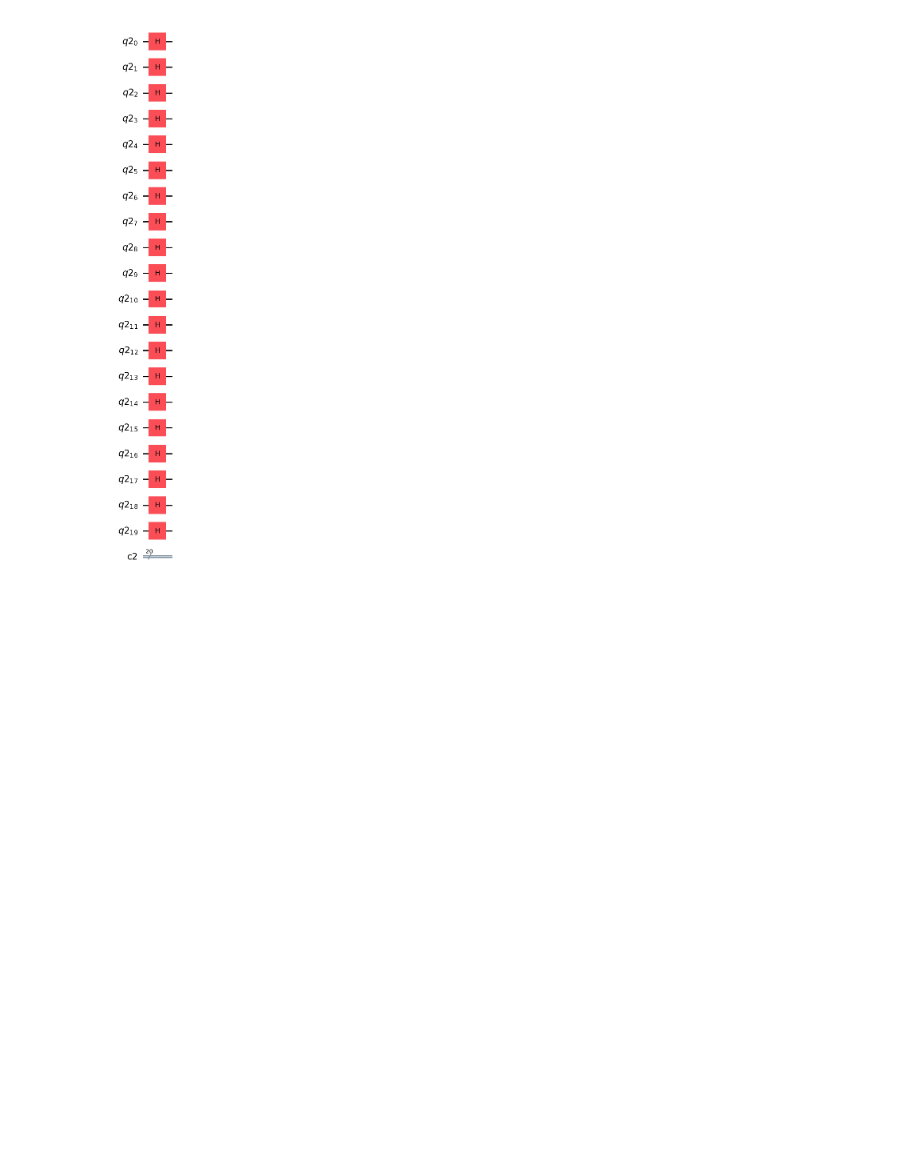
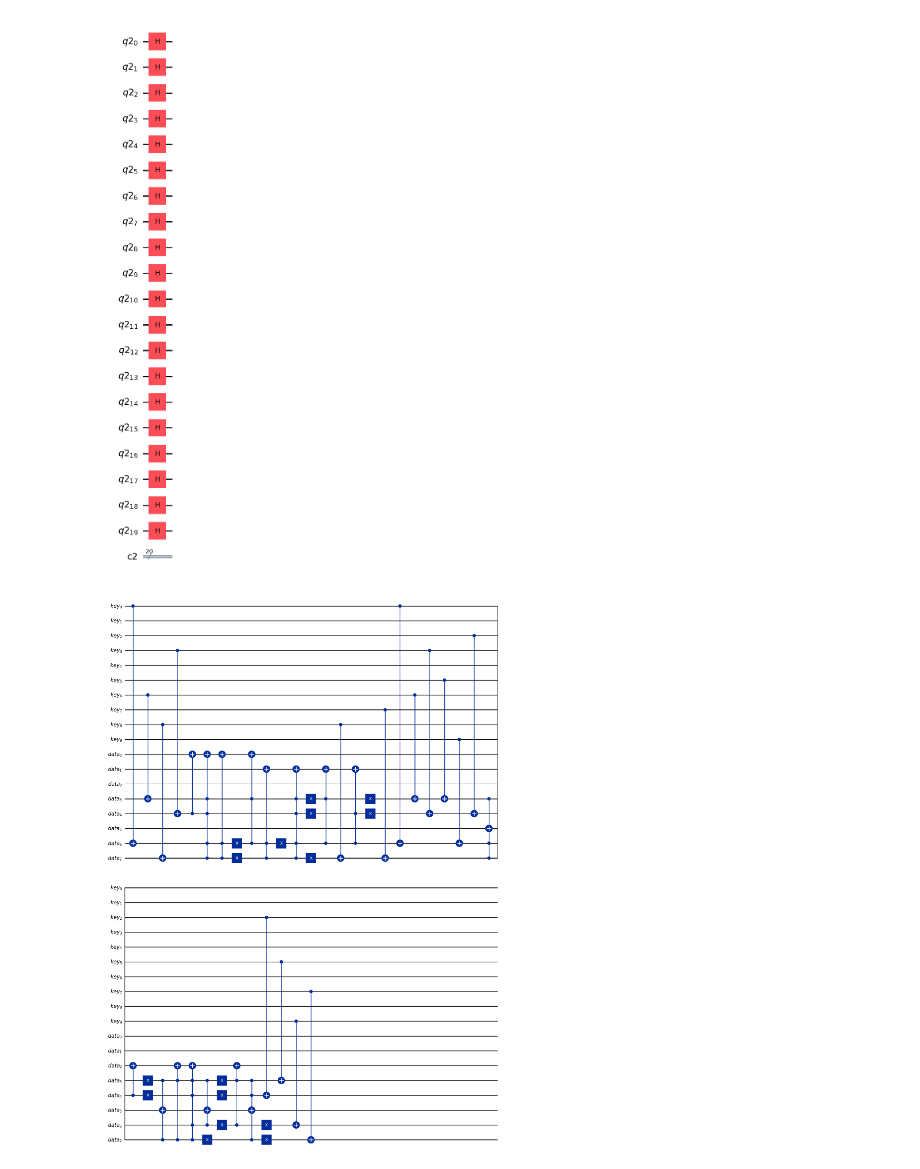
Before and after one commit to agupt0318/BWSI_Noether-s_Nights, a Jupyter notebook: Quantum Circuit Test.ipynb, the cells around one changed output. Drawn from its saved outputs; the diff is of its cells as text; code cells hidden in the pictures; blank space fills up the shorter version.

Commit message:
Work on translating the circuit diagram for QSDES into qiskit

```diff
--- a/Quantum Circuit Test.ipynb
+++ b/Quantum Circuit Test.ipynb
@@ -15,3 +15,65 @@ qc.draw(output='mpl')
 # %%
 # ok I'll paste the code from visual studio because it outputs the visualization there
 #also the dark side is not working lol
+# %%
+
+from qiskit import QuantumRegister, QuantumCircuit
+from qiskit.circuit.library import C3XGate, C4XGate
+
+qreg_key = QuantumRegister(10, 'key')
+qreg_data = QuantumRegister(8, 'data')
+
+circuit = QuantumCircuit(qreg_key, qreg_data)
+
+circuit.cx(qreg_key[0], qreg_data[6])
+circuit.cx(qreg_key[6], qreg_data[3])
+circuit.cx(qreg_key[8], qreg_data[7])
+circuit.cx(qreg_key[3], qreg_data[4])
+circuit.cx(qreg_data[4], qreg_data[0])
+circuit.append(C4XGate(), [qreg_data[3], qreg_data[4], qreg_data[6], qreg_data[7], qreg_data[0]])
+circuit.ccx(qreg_data[6], qreg_data[7], qreg_data[0])
+circuit.x(qreg_data[6])
+circuit.x(qreg_data[7])
+circuit.ccx(qreg_data[3], qreg_data[6], qreg_data[0])
+circuit.ccx(qreg_data[6], qreg_data[7], qreg_data[1])
+circuit.x(qreg_data[6])
+circuit.append(C4XGate(), [qreg_data[3], qreg_data[4], qreg_data[6], qreg_data[7], qreg_data[1]])
+circuit.x(qreg_data[3])
+circuit.x(qreg_data[4])
+circuit.x(qreg_data[7])
+circuit.ccx(qreg_data[3], qreg_data[6], qreg_data[1])
+circuit.ccx(qreg_data[4], qreg_data[6], qreg_data[1])
+circuit.x(qreg_data[4])
+circuit.x(qreg_data[3])
+circuit.cx(qreg_key[0], qreg_data[6])
+circuit.cx(qreg_key[6], qreg_data[3])
+circuit.cx(qreg_key[3], qreg_data[4])
+circuit.cx(qreg_key[8], qreg_data[7])
+circuit.cx(qreg_key[2], qreg_data[4])
+circuit.cx(qreg_key[5], qreg_data[3])
+circuit.cx(qreg_key[9], qreg_data[6])
+circuit.cx(qreg_key[7], qreg_data[7])
+circuit.cx(qreg_data[4], qreg_data[2])
+circuit.append(C3XGate(), [qreg_data[3], qreg_data[6], qreg_data[7], qreg_data[5]])
+circuit.x(qreg_data[3])
+circuit.x(qreg_data[4])
+circuit.ccx(qreg_data[3], qreg_data[7], qreg_data[5])
+circuit.ccx(qreg_data[3], qreg_data[7], qreg_data[2])
+circuit.append(C4XGate(), [qreg_data[3], qreg_data[4], qreg_data[6], qreg_data[7], qreg_data[2]])
+circuit.ccx(qreg_data[3], qreg_data[6], qreg_data[5])
+circuit.x(qreg_data[7])
+circuit.x(qreg_data[3])
+circuit.x(qreg_data[6])
+circuit.x(qreg_data[4])
+circuit.ccx(qreg_data[3], qreg_data[6], qreg_data[2])
+circuit.append(C3XGate(), [qreg_data[3], qreg_data[4], qreg_data[7], qreg_data[5]])
+circuit.x(qreg_data[7])
+circuit.x(qreg_data[6])
+circuit.cx(qreg_key[2], qreg_data[4])
+circuit.cx(qreg_key[5], qreg_data[3])
+circuit.cx(qreg_key[9], qreg_data[6])
+circuit.cx(qreg_key[7], qreg_data[7])
+
+circuit.draw('mpl')
+# %% [output]
+[figure, added]
```
